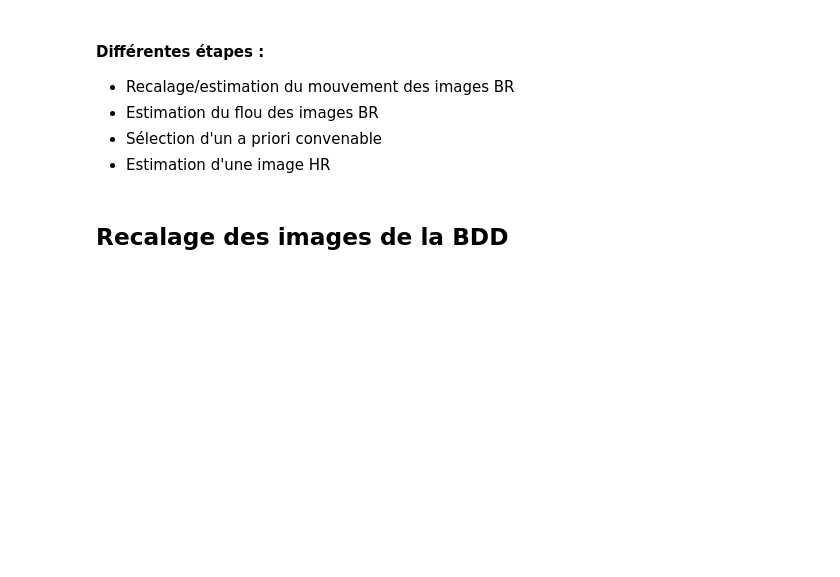
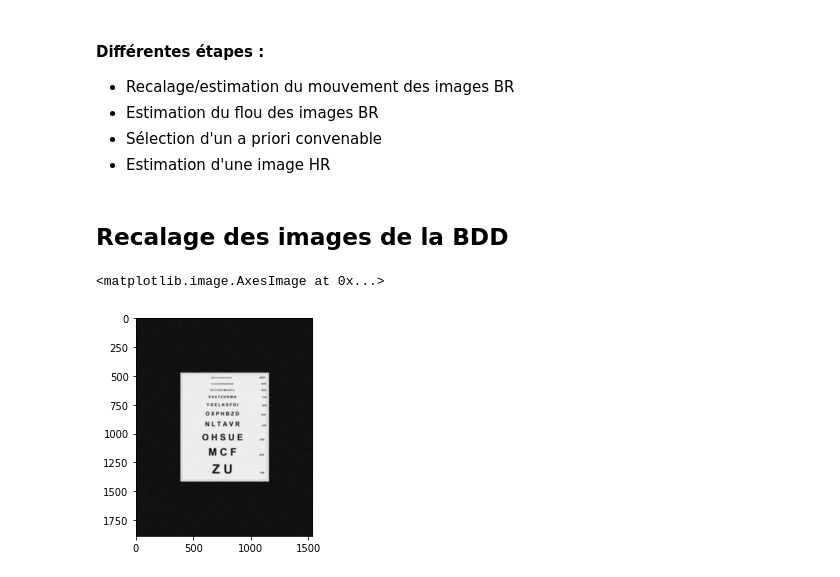
Before and after one commit to zoeducourau/Projet_fin_majeure, a Jupyter notebook: main script.ipynb, the cells around one changed output. Cells and saved outputs as stored; diff of their text form; code cells hidden in the pictures; blank space fills up the shorter version.

```diff
--- a/main script.ipynb
+++ b/main script.ipynb
@@ -143,0 +145,49 @@ recaler_images(N)
+# %%
+# paramètres
+beta = 0.7
+l = 0.3
+observations = []
+for k in range(N):
+    observations.append(cv2.imread('BDD/imageBR_' + str(k) + '.png'))
+
+# initialisation
+width_LR = int(observations[0].shape[1])
+height_LR = int(observations[0].shape[0])
+dim_HR = (4*width_LR, 4*height_LR)
+estim = cv2.resize(observations[0], dim_HR, interpolation = cv2.INTER_CUBIC)
+plt.imshow(estim)
+
+# iterations
+# for n in range(10):
+
+    # gradient
+    # pour chaque observation:
+        # appliquer la transfo (rotation + translation) à l'estimation
+        # convoluer PSF (bruit blanc gaussien)
+        # down sampling
+        # soustaire l'observation
+        # appliquer l'opérateur signe (resultat reste >0)
+        # up sampling
+        # convoluer par T(PSF)
+        # appliquer transfo inverse
+
+
+    # regularisation
+    # pour l de -P à P
+        # pour m de 0 à P
+            # si l+m >= 0
+            # appliquer shift Sx à l'estimation
+            # appliquer shift Sy
+            # soustraire le résultat à l'estimation
+            # appliquer opérateur signe
+            # garder résultat intermédiaire
+            # appliquer anti shift Sx
+            # appliquer anti shift Sy
+            # soustraire au résultat intermédiaire
+            #multiplier par alpha ^{|m|+|l|}
+
+    # new_estim = estim - beta*step
+    # estim = new_estim
+# %% [output]
+<matplotlib.image.AxesImage at 0x...>
+[figure, added]
```
Also changed, not shown: parts of 4 cells of this notebook.
